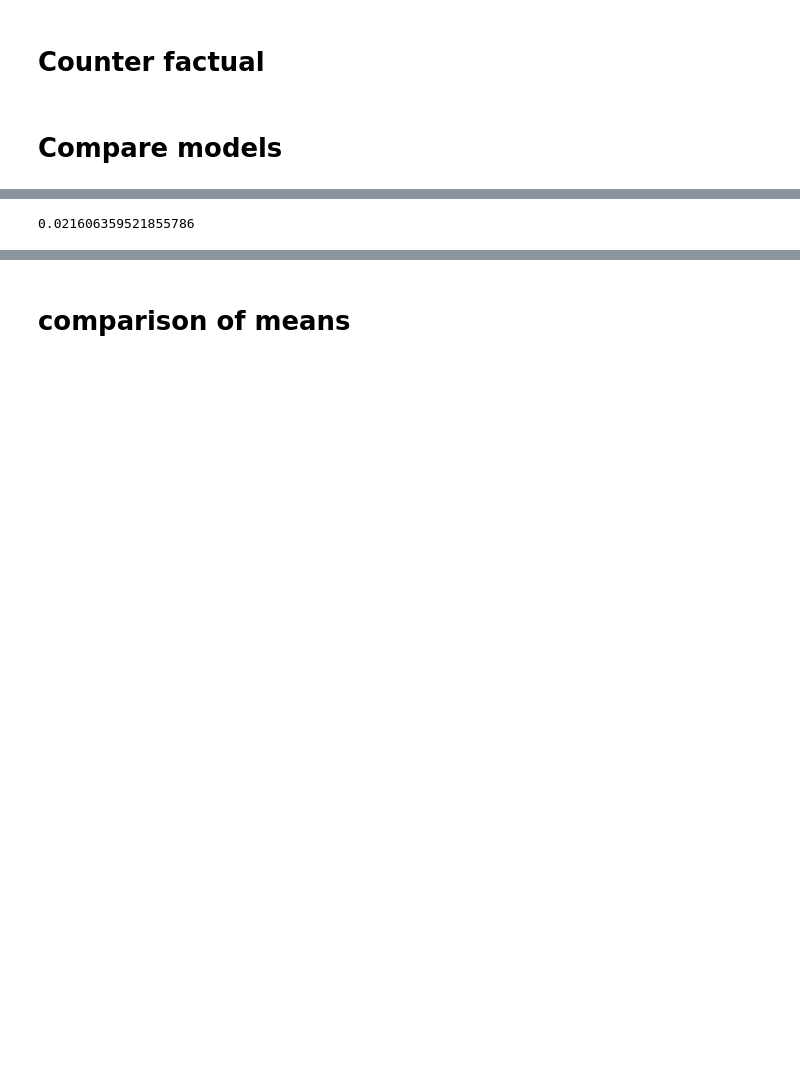
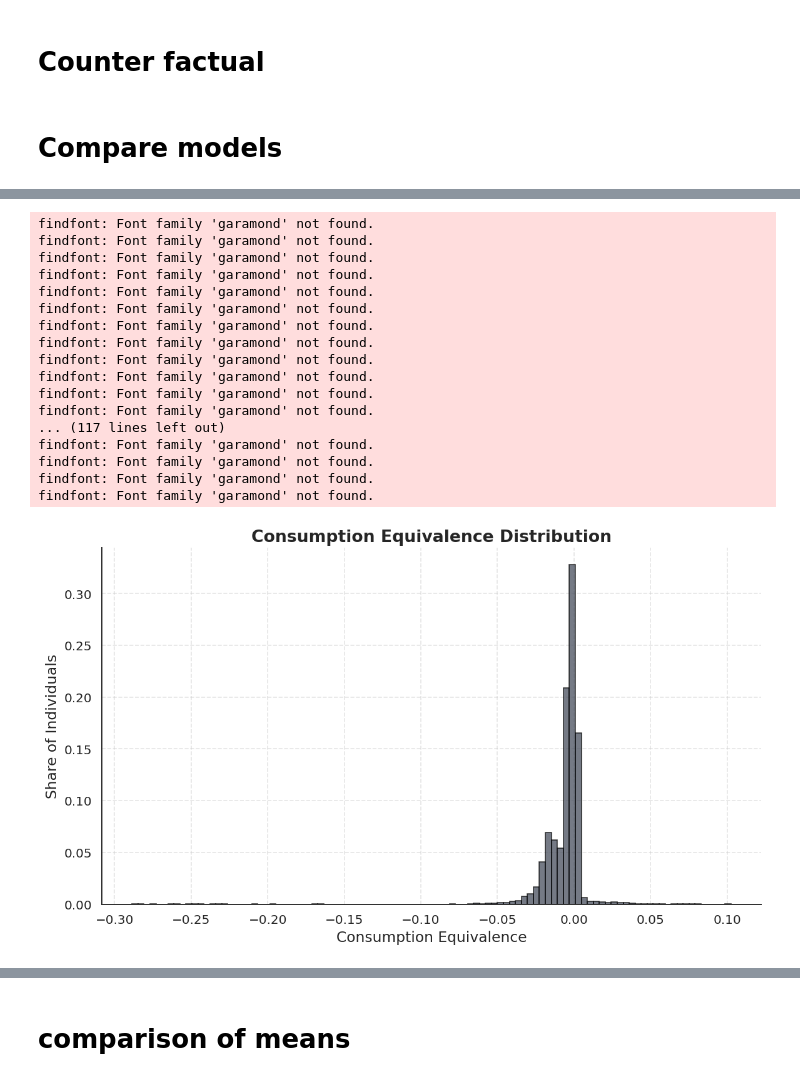
Before and after one commit to math869c/Design_retirement, a Jupyter notebook: Counter_factuals.ipynb, the cells around one changed output, grey strips where cells are left out. Saved outputs shown, nothing was run; the diff lists cells and outputs as text; code cells hidden in the pictures; blank space fills up the shorter version.

Commit message:
MHB: Opdateret til korrekt consumption equivalence

```diff
--- a/Counter_factuals.ipynb
+++ b/Counter_factuals.ipynb
@@ -84,4 +141,25 @@ Consumption at every age before the policy change must change with -0.6 pct. to
 # %%
-total_margin
+con_eq = analytical_consumption_equivalence_indi(og_model, new_model)
-# %% [output]
-0.021606359521855786
+# %%
+plot_event_histogram(con_eq[:], 'Consumption Equivalence', 'Consumption Equivalence Distribution',
+                         label1="Event 1",
+                         figsize=(10, 6), bins=100, save_title='consumption_equivalence_indi')
+# %% [output]
+findfont: Font family 'garamond' not found.
+findfont: Font family 'garamond' not found.
+findfont: Font family 'garamond' not found.
+findfont: Font family 'garamond' not found.
+findfont: Font family 'garamond' not found.
+findfont: Font family 'garamond' not found.
+findfont: Font family 'garamond' not found.
+findfont: Font family 'garamond' not found.
+findfont: Font family 'garamond' not found.
+findfont: Font family 'garamond' not found.
+findfont: Font family 'garamond' not found.
+findfont: Font family 'garamond' not found.
+... (117 lines left out)
+findfont: Font family 'garamond' not found.
+findfont: Font family 'garamond' not found.
+findfont: Font family 'garamond' not found.
+findfont: Font family 'garamond' not found.
+[figure, added]
```
Also changed, not shown: parts of 17 cells of this notebook, 11 other files.
